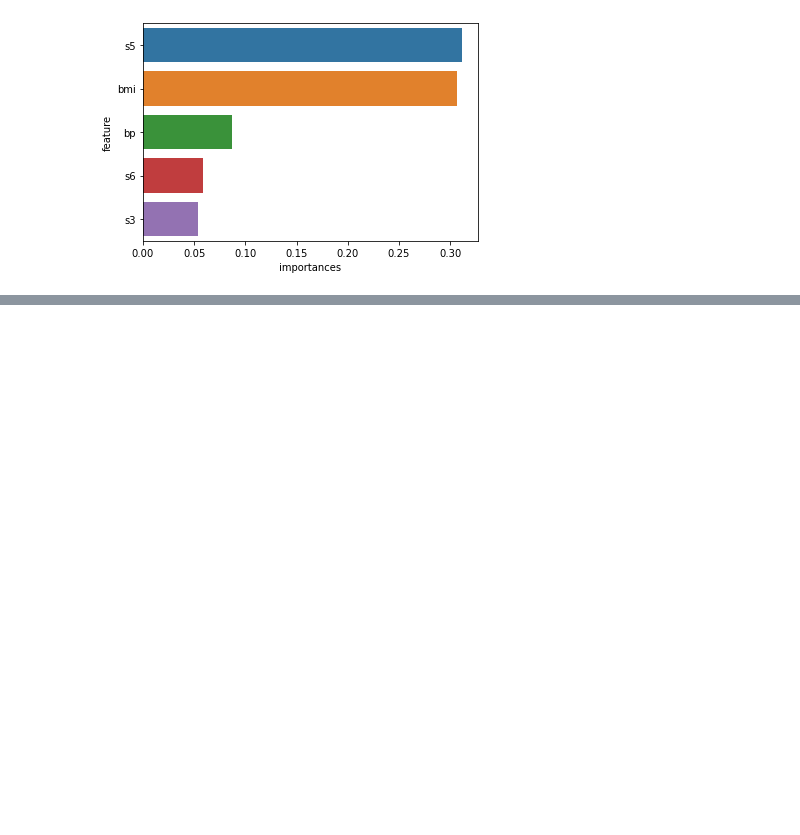
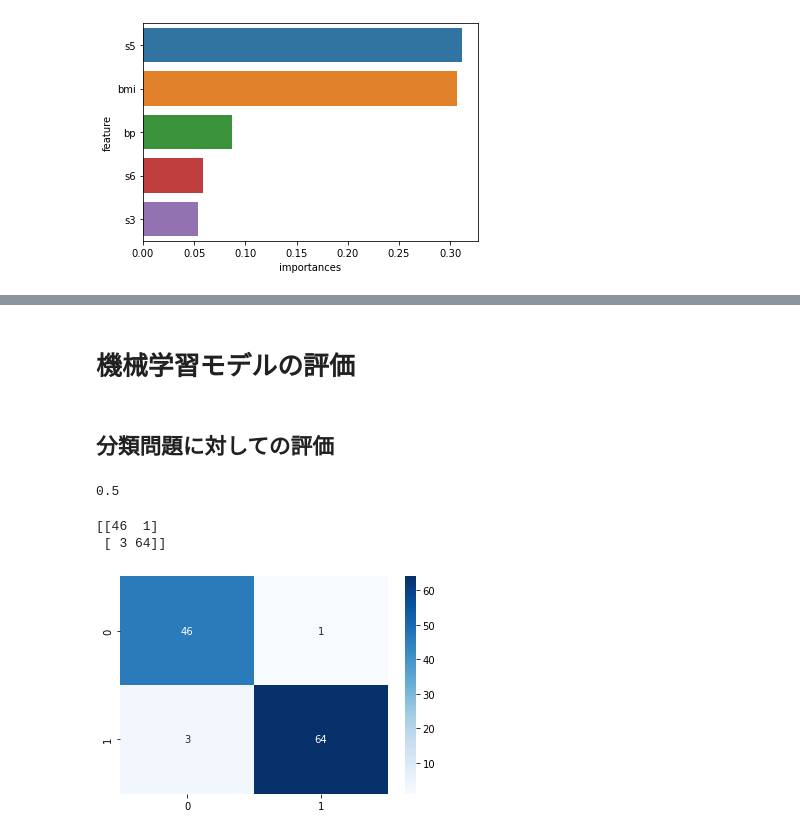
Before and after one commit to nakamuraMS/python_work, a Jupyter notebook: how_to/scikit-learn/index.ipynb, the cells around one changed output, grey strips where cells are left out. Cells and saved outputs as stored; diff of their text form; code cells hidden in the pictures; blank space fills up the shorter version.

```diff
--- a/how_to/scikit-learn/index.ipynb
+++ b/how_to/scikit-learn/index.ipynb
@@ -599,0 +907,74 @@ plt.show()
+# %% [markdown]
+# 機械学習モデルの評価
+# %% [markdown]
+## 分類問題に対しての評価
+# %%
+########## AccuracyScore
+# ライブラリのインポート
+from sklearn.metrics import accuracy_score
+
+# 予測ラベル
+y_pred = [0, 2, 1, 3]
+
+# 正解ラベル
+y_true = [0, 1, 2, 3]
+
+# accuracyの算出
+print(accuracy_score(y_true, y_pred))
+# %% [output]
+0.5
+# %%
+########## ConfusionMatrix【混合行列】
+
+    # 真陽性（TP: True Positive）: 実際のクラスが陽性で予測も陽性（正解）
+    # 真陰性（TN: True Negative）: 実際のクラスが陰性で予測も陰性（正解）
+    # 偽陽性（FP: False Positive）: 実際のクラスは陰性で予測が陽性（不正解）
+    # 偽陰性（FN: False Negative）: 実際のクラスは陽性で予測が陰性（不正解）
+#  		予測
+# 		Negative 	Positive
+# 実際 	Negative 	TN 	FP
+# 	 	Positive 	FN 	TP
+
+# ライブラリのインポート
+import pandas as pd
+import seaborn as sns
+import matplotlib.pyplot as plt
+from sklearn.datasets import load_breast_cancer
+from sklearn.ensemble import RandomForestClassifier
+from sklearn.model_selection import train_test_split
+from sklearn.metrics import accuracy_score,confusion_matrix
+
+# データのロード
+breast = load_breast_cancer()
+df_breast = pd.DataFrame(data=breast.data,columns=breast.feature_names)
+df_breast['target'] = breast.target
+
+# インスタンス作成
+clf = RandomForestClassifier(random_state=0)
+
+# 説明変数
+X = df_breast[breast.feature_names].values
+
+# 目的変数target
+Y = df_breast['target'].values
+
+# データの分割
+X_train, X_test, y_train, y_test = train_test_split(X, Y, test_size = 0.2,random_state=0)
+
+# 予測モデルを作成
+clf.fit(X_train, y_train)
+
+# 推定ラベル
+y_pred = clf.predict(X_test)
+
+# 混合行列の作成
+cm = confusion_matrix(y_test, y_pred)
+print(cm)
+
+# ヒートマップの作成
+sns.heatmap(cm, annot=True,cmap='Blues')
+plt.show()
+# %% [output]
+[[46  1]
+ [ 3 64]]
+[figure, added]
```
Also changed, not shown: parts of 23 cells of this notebook, 3 other files.
